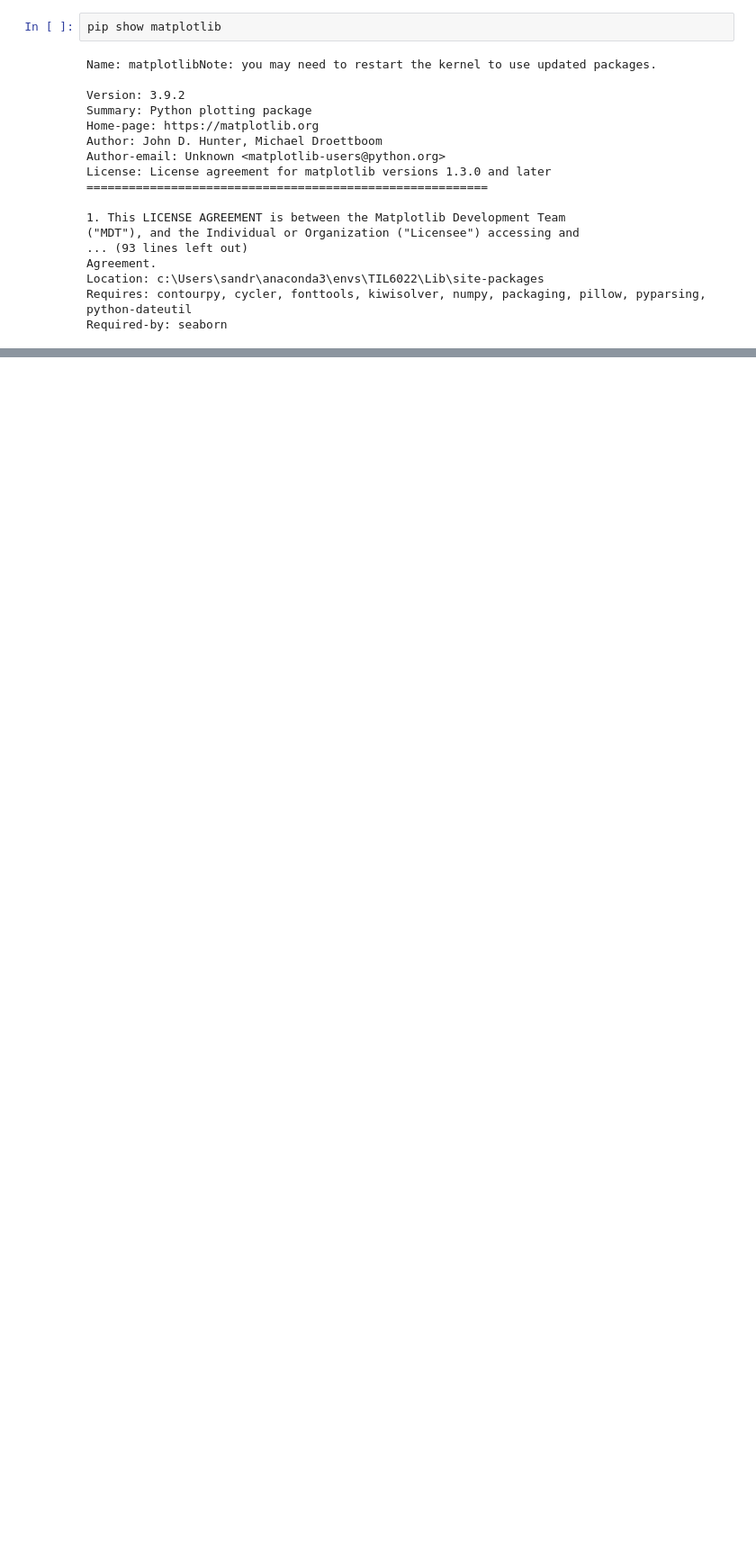
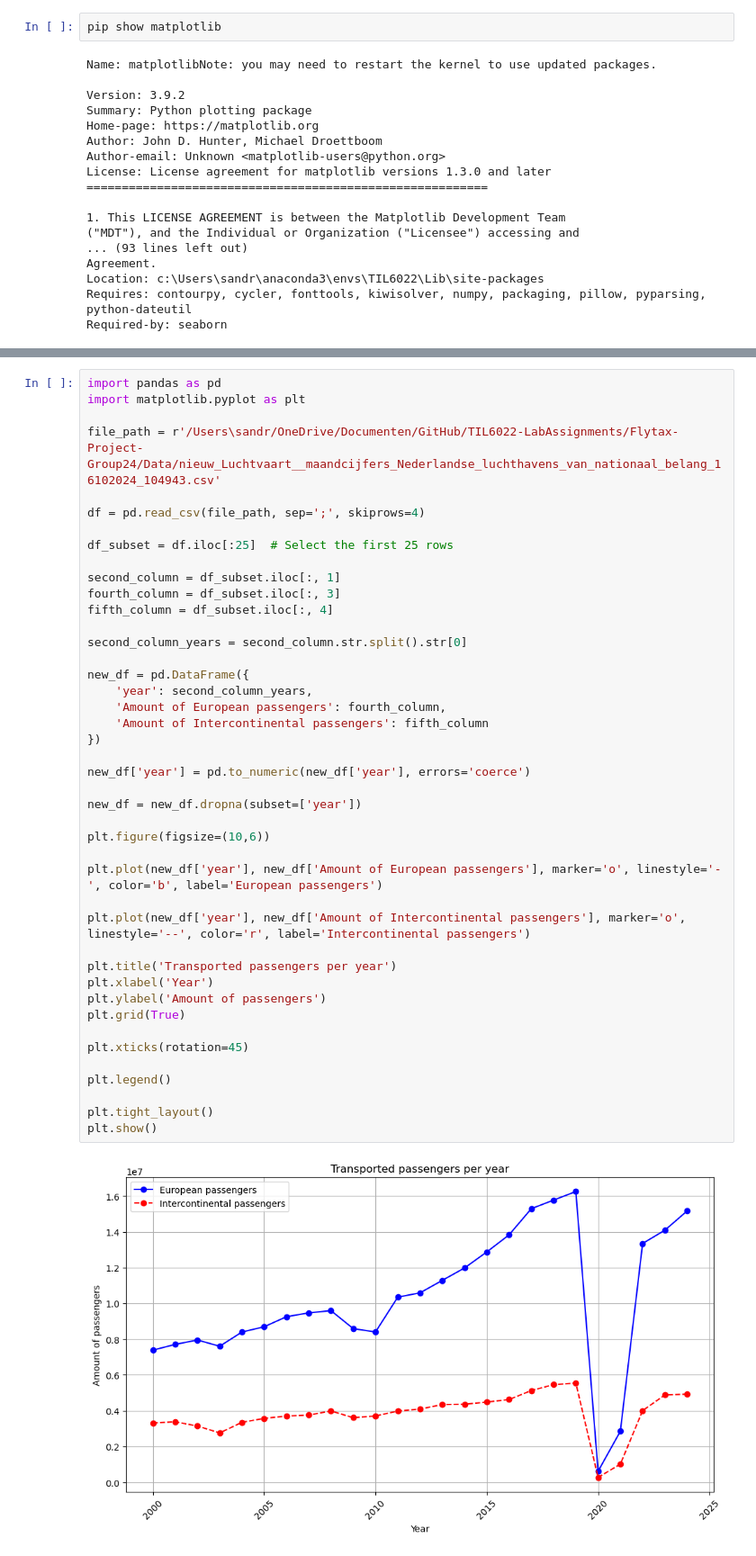
Before and after one commit to snijhout/TIL6010-LabAssignments, a Jupyter notebook: Flytax-Project-Group24/Model.ipynb, the cells around one changed output, grey strips where cells are left out. Shown at 90% size. Cells and saved outputs as stored; diff of their text form; blank space fills up the shorter version.

```diff
--- a/Flytax-Project-Group24/Model.ipynb
+++ b/Flytax-Project-Group24/Model.ipynb
@@ -191,3 +115,48 @@ plt.show()
+# %%
+import pandas as pd
+import matplotlib.pyplot as plt
+
+file_path = r'/Users\sandr/OneDrive/Documenten/GitHub/TIL6022-LabAssignments/Flytax-Project-Group24/Data/nieuw_Luchtvaart__maandcijfers_Nederlandse_luchthavens_van_nationaal_belang_16102024_104943.csv'
+
+df = pd.read_csv(file_path, sep=';', skiprows=4)
+
+df_subset = df.iloc[:25]  # Select the first 25 rows
+
+second_column = df_subset.iloc[:, 1]
+fourth_column = df_subset.iloc[:, 3]
+fifth_column = df_subset.iloc[:, 4]
+
+second_column_years = second_column.str.split().str[0]
+
+new_df = pd.DataFrame({
+    'year': second_column_years,
+    'Amount of European passengers': fourth_column,
+    'Amount of Intercontinental passengers': fifth_column
+})
+
+new_df['year'] = pd.to_numeric(new_df['year'], errors='coerce')
+
+new_df = new_df.dropna(subset=['year'])
+
+plt.figure(figsize=(10,6))
+
+plt.plot(new_df['year'], new_df['Amount of European passengers'], marker='o', linestyle='-', color='b', label='European passengers')
+
+plt.plot(new_df['year'], new_df['Amount of Intercontinental passengers'], marker='o', linestyle='--', color='r', label='Intercontinental passengers')
+
+plt.title('Transported passengers per year')
+plt.xlabel('Year')
+plt.ylabel('Amount of passengers')
+plt.grid(True)
+
+plt.xticks(rotation=45)
+
+plt.legend()
+
+plt.tight_layout()
+plt.show()
+# %% [output]
+[figure, added]
 # %%
 import pandas as pd
 
```
Also changed, not shown: parts of 7 cells of this notebook, 1 other file.
